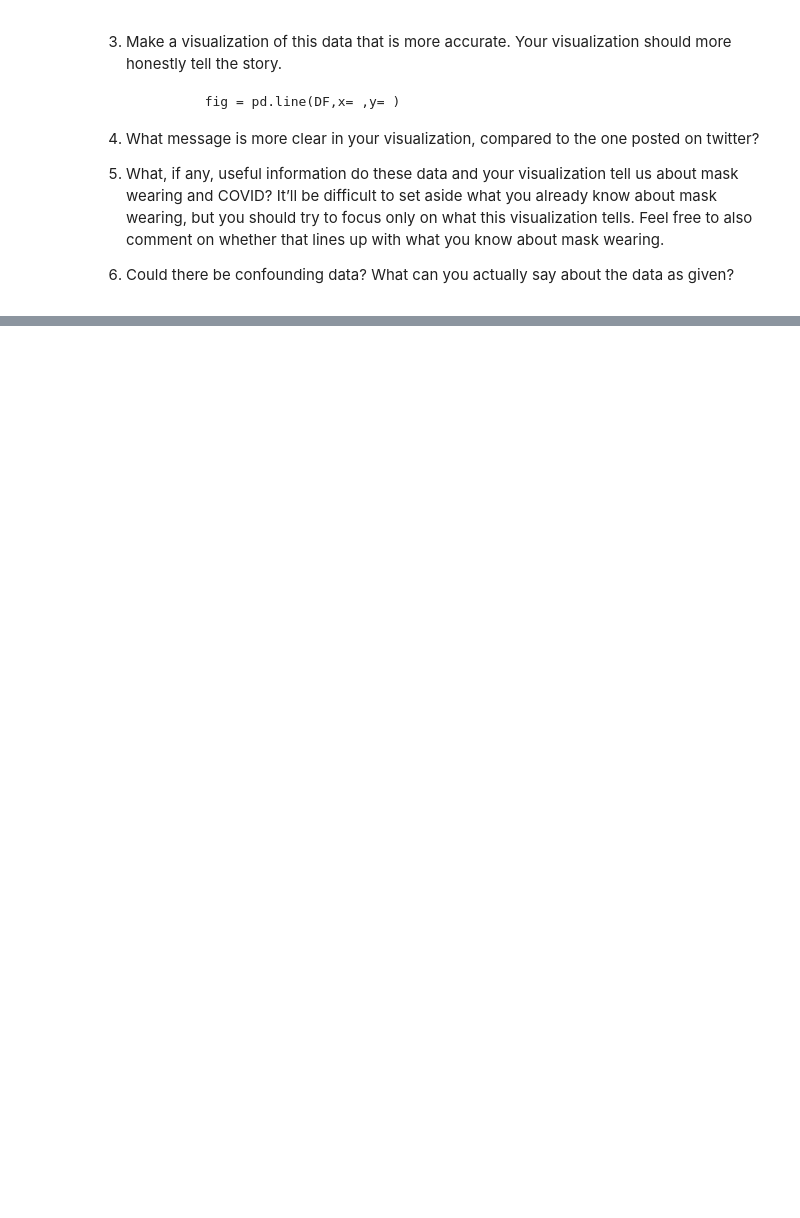
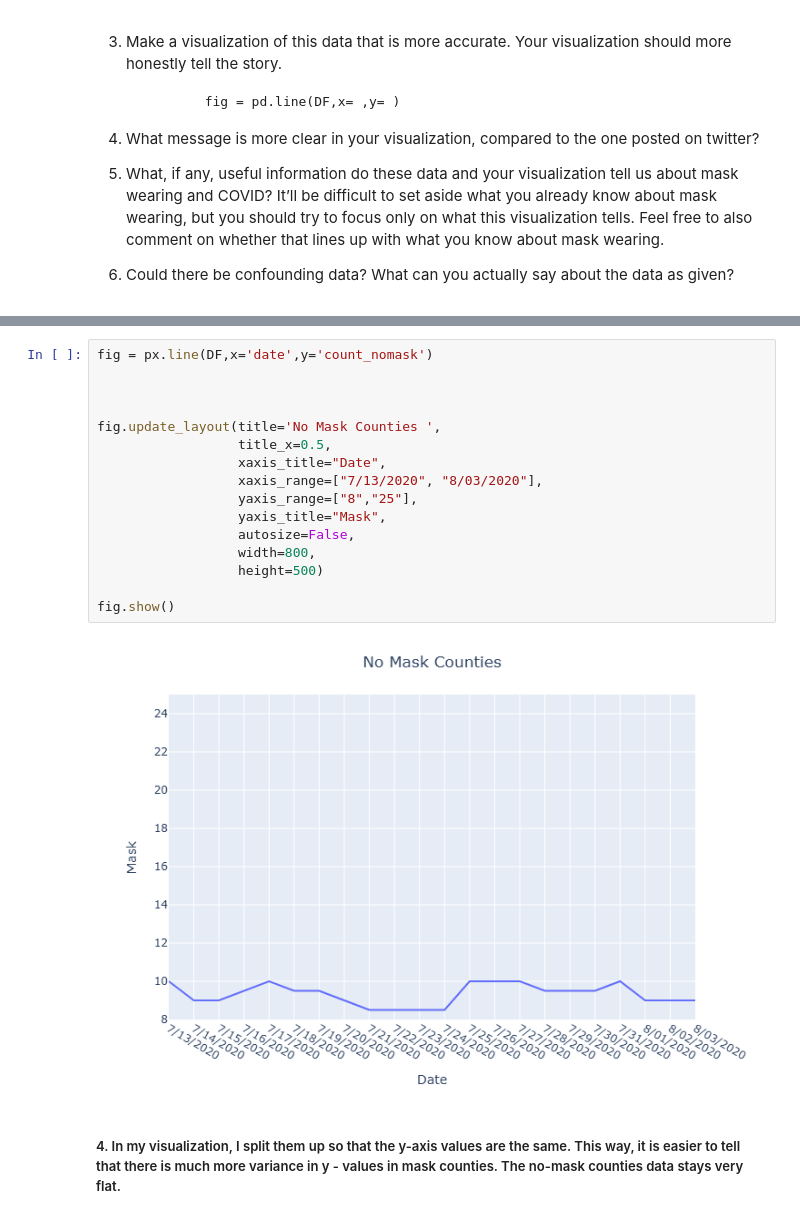
Before and after one commit to ldevries1/Day13, a Jupyter notebook: Day13-HW.ipynb, the cells around one changed output, grey strips where cells are left out. Drawn from its saved outputs; the diff is of its cells as text; blank space fills up the shorter version.

```diff
--- a/Day13-HW.ipynb
+++ b/Day13-HW.ipynb
@@ -123,0 +160,20 @@ DF
+# %%
+fig = px.line(DF,x='date',y='count_nomask')
+
+
+
+fig.update_layout(title='No Mask Counties ',
+                  title_x=0.5,
+                  xaxis_title="Date",
+                  xaxis_range=["7/13/2020", "8/03/2020"],
+                  yaxis_range=["8","25"],
+                  yaxis_title="Mask",
+                  autosize=False,
+                  width=800,
+                  height=500)
+
+fig.show()
+# %% [output]
+[figure, added]
+# %% [markdown]
+##### 4. In my visualization, I split them up so that the y-axis values are the same. This way, it is easier to tell that there is much more variance in y - values in mask counties. The no-mask counties data stays very flat.
```
Also changed, not shown: parts of 5 cells of this notebook.
